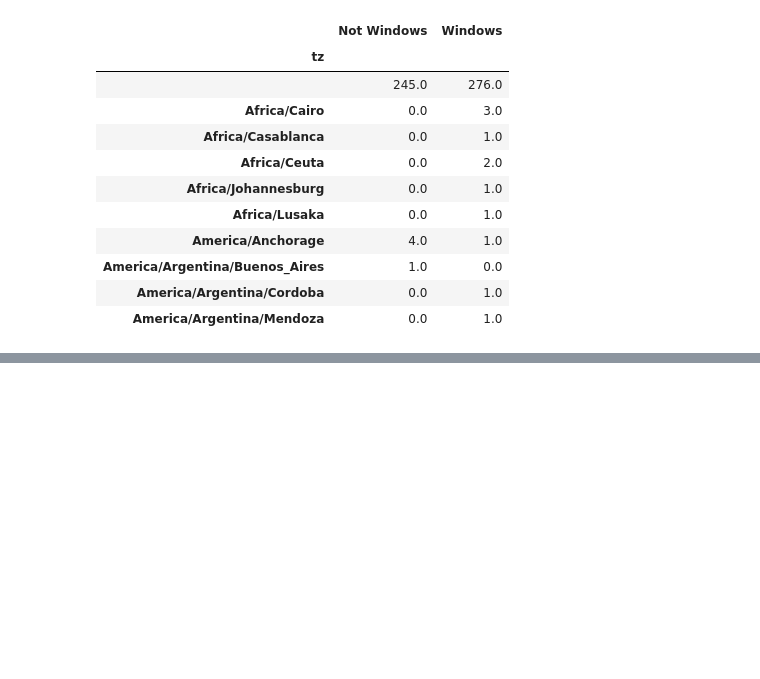
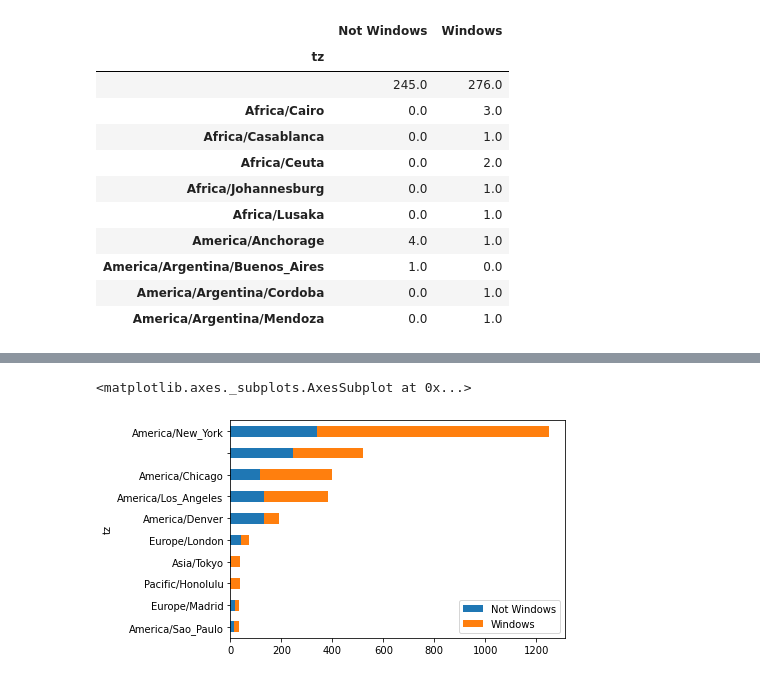
Before and after one commit to steingartpeter/ANACONDA, a Jupyter notebook: wes_mck_pyt_data.ipynb, the cells around one changed output, grey strips where cells are left out. Cells and saved outputs as stored; diff of their text form; code cells hidden in the pictures; blank space fills up the shorter version.

```diff
--- a/wes_mck_pyt_data.ipynb
+++ b/wes_mck_pyt_data.ipynb
@@ -254,3 +217,7 @@ agg_counts[:10]
 | America/Argentina/Buenos_Aires | 1.0 | 0.0 |
 | America/Argentina/Cordoba | 0.0 | 1.0 |
 | America/Argentina/Mendoza | 0.0 | 1.0 |
+# %%
+# Now we just sort them in ascending order, with an indirect index
+indexer = agg_counts.sum(1).argsort()
+indexer[:10]
@@ -256,0 +237,4 @@ agg_counts[:10]
+# %%
+# Now with take() we select the rows in that order
+count_subset = agg_counts.take(indexer)[-10:]
+count_subset
@@ -256,0 +254,6 @@ agg_counts[:10]
+# %%
+#And at the end just create some STACKED bar chart from this 2 kind of data
+count_subset.plot(kind='barh',stacked=True)
+# %% [output]
+<matplotlib.axes._subplots.AxesSubplot at 0x...>
+[figure, added]
```
Also changed, not shown: parts of 9 cells of this notebook.
